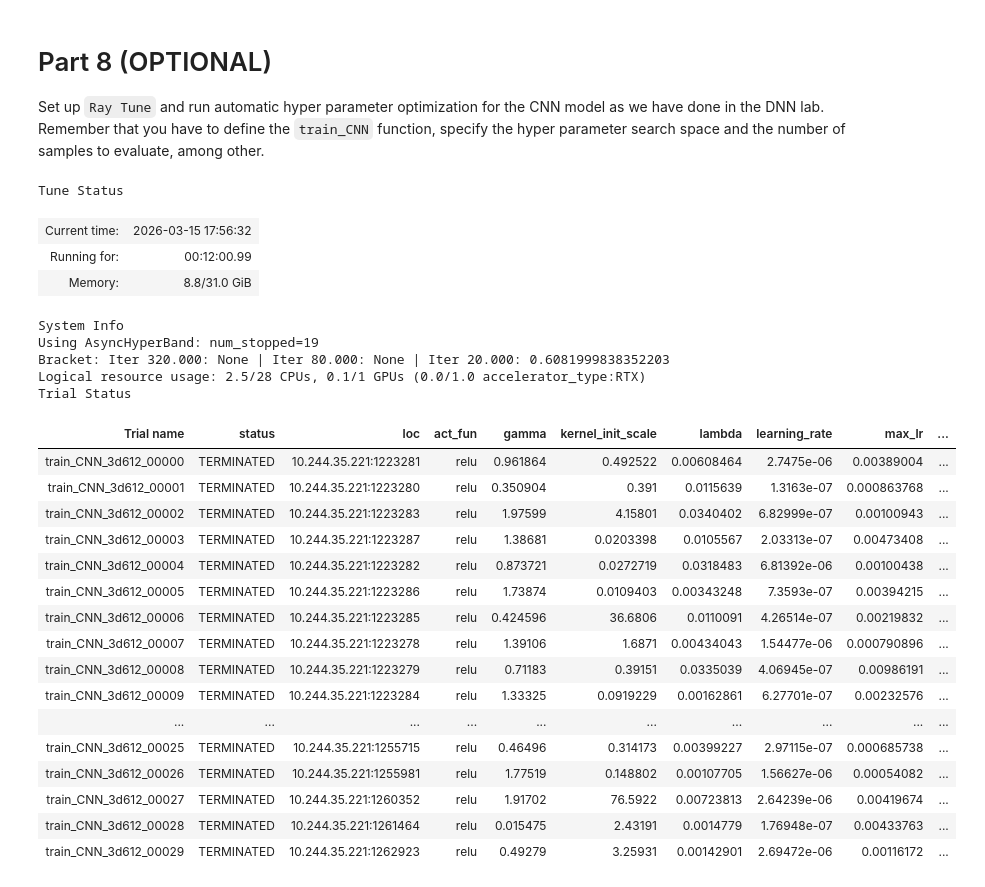
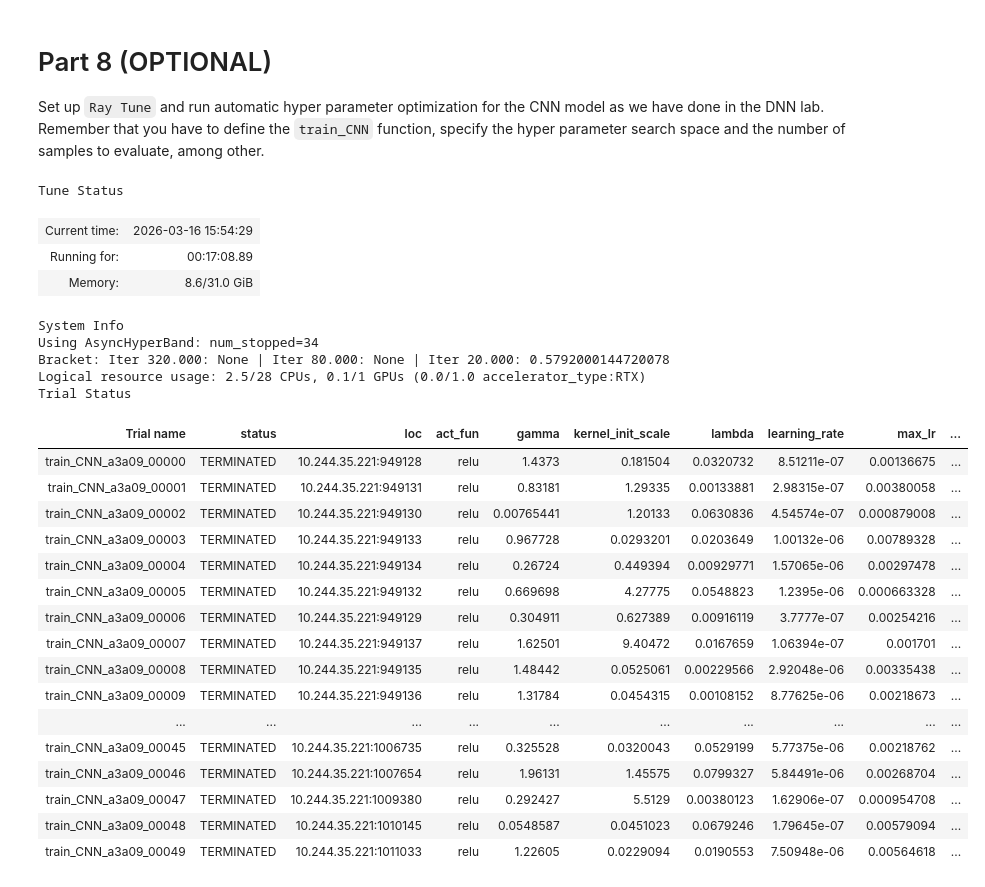
Before and after one commit to arreen/deeplearninglabs, a Jupyter notebook: 3_CNN/CNN_Lab.ipynb, the cells around one changed output. Saved outputs shown, nothing was run; the diff lists cells and outputs as text; code cells hidden in the pictures.

```diff
--- a/3_CNN/CNN_Lab.ipynb
+++ b/3_CNN/CNN_Lab.ipynb
@@ -1225,0 +1151,32 @@ CarbonTracker: WARNING - Failed to retrieve carbon intensity: Defaulting to aver
+# %%
+from carbontracker.tracker import CarbonTracker
+
+# --------------------------------------------
+# === Your code here =========================
+# --------------------------------------------
+# Setup training parameters
+batch_size = 20
+epochs = 40
+input_shape = X.shape[1:4]
+learning_rate = 0.005
+loss = CategoricalFocalCrossentropy(gamma = 0)
+regularizer =  L1L2(l1 = 0, l2 = 2e-4)
+
+# Build model (your best config)
+model7 = build_CNN(input_shape, loss, n_conv_layers=4, n_filters=80, n_dense_layers=1, n_nodes=40, use_dropout=0, learning_rate=learning_rate,  act_fun = 'relu',
+                optimizer ='Adam',
+                print_summary = False,
+                BN_order_experiment=False, kernel_size = (3,3))
+
+# Create a CarbonTracker object
+tracker = CarbonTracker(epochs=5)
+
+# start carbon tracking
+tracker.epoch_start()
+
+# fit model
+model7.fit(Xtrain, Ytrain, epochs = epochs, batch_size = batch_size, validation_data = (Xval, Yval))
+
+tracker.epoch_end()
+
+# ============================================
@@ -1344,16 +1319,16 @@ import os
 
 hyperparameter_space =  {
             "act_fun": tune.choice(["relu"]),
-            "optimizer": tune.choice(["AdamW"]),
+            "optimizer": tune.choice(["AdamW", "sgd"]),
             "n_dense_layers": tune.randint(1, 3),
             "n_nodes": tune.lograndint(5, 50),
             "n_conv_layers": tune.randint(1, 4),
-            "n_filters": tune.qrandn(20, 5, 1),
+            "n_filters": tune.lograndint(5, 50),
             # here define the fixed parameters
             #"loss": ???,
             "learning_rate": tune.loguniform(1e-7, 1e-5),
             "kernel_init_scale": tune.loguniform(1e-2, 1e2),
-            "use_dropout": tune.uniform(0, 0),
+            "use_dropout": 0,
             #"use_variational_layer": ???,
             "input_shape": input_shape,
             "max_lr": tune.loguniform(5*1e-4, 1e-2),
@@ -1370,57 +1345,57 @@ training_config = {
 
 # specify the number of samples to take from the hyper parameter space and run. The larger the number, the longer the search time.
 # Start small (e.g. 2) to test your implementation, then increase.
-num_samples = 30
+num_samples = 50
 
 # ============================================
 
 
 # Definition of the Scheduler. This allows for several models to be trained/stopped/re-started simultaneously
 sched = AsyncHyperBandScheduler(
     metric="mean_accuracy", mode="max",
         time_attr="training_iteration", max_t=400, grace_period=20
     )
 
 # Setting up the tuner.
 tuner = tune.Tuner(
         tune.with_resources(tune.with_parameters(train_CNN, training_config=training_config), resources={"cpu": 25/10, "gpu":1/10}), # definition of which training function to use and the available resources. Consider adding "gpu":0 to resources if available.
         tune_config=tune.TuneConfig(
             scheduler=sched,
             num_samples=num_samples,
         ),
         run_config=RunConfig(
             name="DNN_hp_tuning",
             stop={"mean_accuracy": 1},
         ),
         param_space=hyperparameter_space,
     )
 
 # Run the hyper parameter search.
 results = tuner.fit()
 # %% [output]
 Tune Status
-| Current time: | 2026-03-15 17:56:32 |
-| Running for: | 00:12:00.99 |
-| Memory: | 8.8/31.0 GiB |
+| Current time: | 2026-03-16 15:54:29 |
+| Running for: | 00:17:08.89 |
+| Memory: | 8.6/31.0 GiB |
 System Info
-Using AsyncHyperBand: num_stopped=19
-Bracket: Iter 320.000: None | Iter 80.000: None | Iter 20.000: 0.6081999838352203
+Using AsyncHyperBand: num_stopped=34
+Bracket: Iter 320.000: None | Iter 80.000: None | Iter 20.000: 0.5792000144720078
 Logical resource usage: 2.5/28 CPUs, 0.1/1 GPUs (0.0/1.0 accelerator_type:RTX)
 Trial Status
 | Trial name | status | loc | act_fun | gamma | kernel_init_scale | lambda | learning_rate | max_lr | ... |
-| train_CNN_3d612_00000 | TERMINATED | 10.244.35.221:1223281 | relu | 0.961864 | 0.492522 | 0.00608464 | 2.7475e-06 | 0.00389004 | ... |
-| train_CNN_3d612_00001 | TERMINATED | 10.244.35.221:1223280 | relu | 0.350904 | 0.391 | 0.0115639 | 1.3163e-07 | 0.000863768 | ... |
-| train_CNN_3d612_00002 | TERMINATED | 10.244.35.221:1223283 | relu | 1.97599 | 4.15801 | 0.0340402 | 6.82999e-07 | 0.00100943 | ... |
-| train_CNN_3d612_00003 | TERMINATED | 10.244.35.221:1223287 | relu | 1.38681 | 0.0203398 | 0.0105567 | 2.03313e-07 | 0.00473408 | ... |
-| train_CNN_3d612_00004 | TERMINATED | 10.244.35.221:1223282 | relu | 0.873721 | 0.0272719 | 0.0318483 | 6.81392e-06 | 0.00100438 | ... |
-| train_CNN_3d612_00005 | TERMINATED | 10.244.35.221:1223286 | relu | 1.73874 | 0.0109403 | 0.00343248 | 7.3593e-07 | 0.00394215 | ... |
-| train_CNN_3d612_00006 | TERMINATED | 10.244.35.221:1223285 | relu | 0.424596 | 36.6806 | 0.0110091 | 4.26514e-07 | 0.00219832 | ... |
-| train_CNN_3d612_00007 | TERMINATED | 10.244.35.221:1223278 | relu | 1.39106 | 1.6871 | 0.00434043 | 1.54477e-06 | 0.000790896 | ... |
-| train_CNN_3d612_00008 | TERMINATED | 10.244.35.221:1223279 | relu | 0.71183 | 0.39151 | 0.0335039 | 4.06945e-07 | 0.00986191 | ... |
-| train_CNN_3d612_00009 | TERMINATED | 10.244.35.221:1223284 | relu | 1.33325 | 0.0919229 | 0.00162861 | 6.27701e-07 | 0.00232576 | ... |
+| train_CNN_a3a09_00000 | TERMINATED | 10.244.35.221:949128 | relu | 1.4373 | 0.181504 | 0.0320732 | 8.51211e-07 | 0.00136675 | ... |
+| train_CNN_a3a09_00001 | TERMINATED | 10.244.35.221:949131 | relu | 0.83181 | 1.29335 | 0.00133881 | 2.98315e-07 | 0.00380058 | ... |
+| train_CNN_a3a09_00002 | TERMINATED | 10.244.35.221:949130 | relu | 0.00765441 | 1.20133 | 0.0630836 | 4.54574e-07 | 0.000879008 | ... |
+| train_CNN_a3a09_00003 | TERMINATED | 10.244.35.221:949133 | relu | 0.967728 | 0.0293201 | 0.0203649 | 1.00132e-06 | 0.00789328 | ... |
+| train_CNN_a3a09_00004 | TERMINATED | 10.244.35.221:949134 | relu | 0.26724 | 0.449394 | 0.00929771 | 1.57065e-06 | 0.00297478 | ... |
+| train_CNN_a3a09_00005 | TERMINATED | 10.244.35.221:949132 | relu | 0.669698 | 4.27775 | 0.0548823 | 1.2395e-06 | 0.000663328 | ... |
+| train_CNN_a3a09_00006 | TERMINATED | 10.244.35.221:949129 | relu | 0.304911 | 0.627389 | 0.00916119 | 3.7777e-07 | 0.00254216 | ... |
+| train_CNN_a3a09_00007 | TERMINATED | 10.244.35.221:949137 | relu | 1.62501 | 9.40472 | 0.0167659 | 1.06394e-07 | 0.001701 | ... |
+| train_CNN_a3a09_00008 | TERMINATED | 10.244.35.221:949135 | relu | 1.48442 | 0.0525061 | 0.00229566 | 2.92048e-06 | 0.00335438 | ... |
+| train_CNN_a3a09_00009 | TERMINATED | 10.244.35.221:949136 | relu | 1.31784 | 0.0454315 | 0.00108152 | 8.77625e-06 | 0.00218673 | ... |
 | ... | ... | ... | ... | ... | ... | ... | ... | ... | ... |
-| train_CNN_3d612_00025 | TERMINATED | 10.244.35.221:1255715 | relu | 0.46496 | 0.314173 | 0.00399227 | 2.97115e-07 | 0.000685738 | ... |
-| train_CNN_3d612_00026 | TERMINATED | 10.244.35.221:1255981 | relu | 1.77519 | 0.148802 | 0.00107705 | 1.56627e-06 | 0.00054082 | ... |
-| train_CNN_3d612_00027 | TERMINATED | 10.244.35.221:1260352 | relu | 1.91702 | 76.5922 | 0.00723813 | 2.64239e-06 | 0.00419674 | ... |
-| train_CNN_3d612_00028 | TERMINATED | 10.244.35.221:1261464 | relu | 0.015475 | 2.43191 | 0.0014779 | 1.76948e-07 | 0.00433763 | ... |
-| train_CNN_3d612_00029 | TERMINATED | 10.244.35.221:1262923 | relu | 0.49279 | 3.25931 | 0.00142901 | 2.69472e-06 | 0.00116172 | ... |
+| train_CNN_a3a09_00045 | TERMINATED | 10.244.35.221:1006735 | relu | 0.325528 | 0.0320043 | 0.0529199 | 5.77375e-06 | 0.00218762 | ... |
+| train_CNN_a3a09_00046 | TERMINATED | 10.244.35.221:1007654 | relu | 1.96131 | 1.45575 | 0.0799327 | 5.84491e-06 | 0.00268704 | ... |
+| train_CNN_a3a09_00047 | TERMINATED | 10.244.35.221:1009380 | relu | 0.292427 | 5.5129 | 0.00380123 | 1.62906e-07 | 0.000954708 | ... |
+| train_CNN_a3a09_00048 | TERMINATED | 10.244.35.221:1010145 | relu | 0.0548587 | 0.0451023 | 0.0679246 | 1.79645e-07 | 0.00579094 | ... |
+| train_CNN_a3a09_00049 | TERMINATED | 10.244.35.221:1011033 | relu | 1.22605 | 0.0229094 | 0.0190553 | 7.50948e-06 | 0.00564618 | ... |
```
Also changed, not shown: parts of 25 cells of this notebook, 4 other files.
